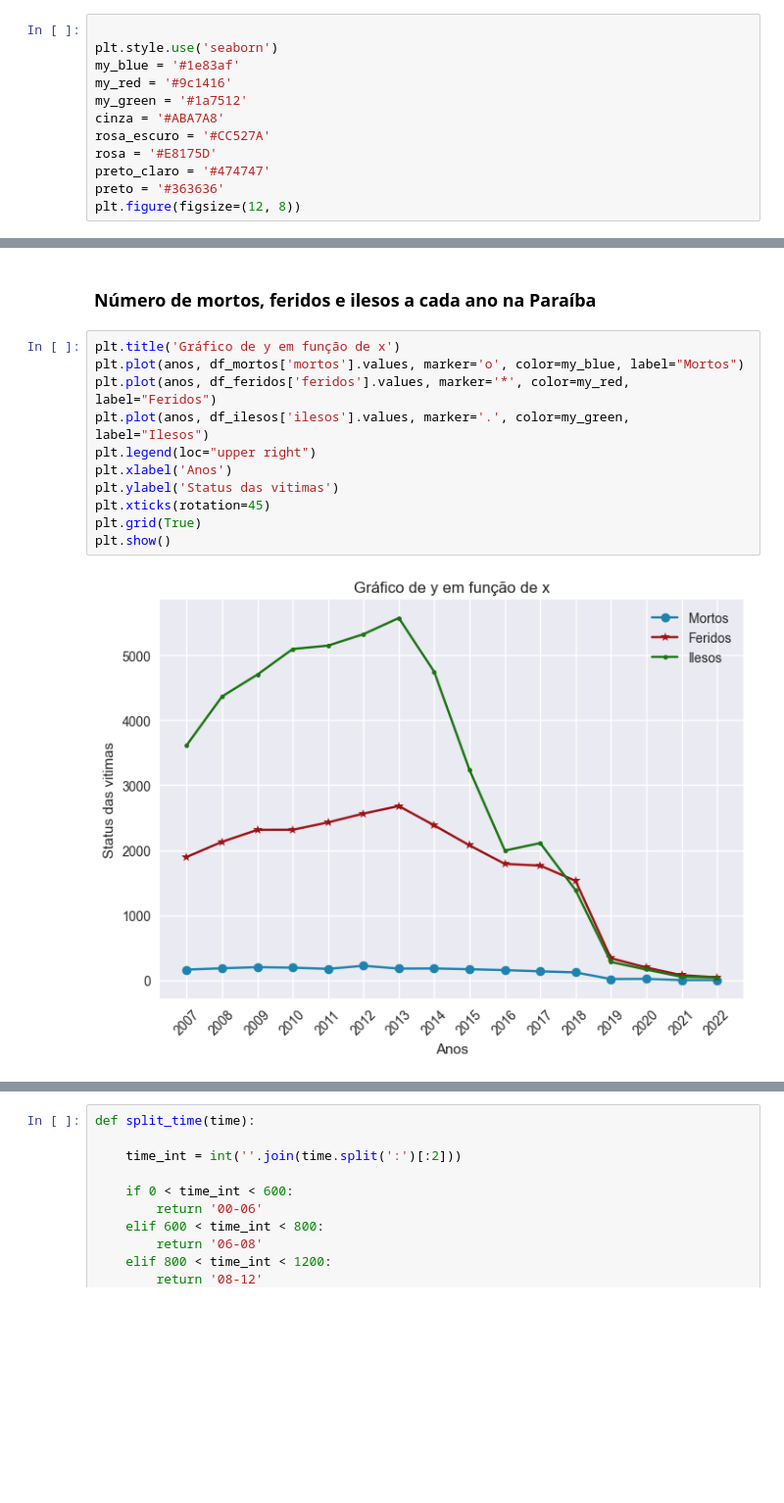
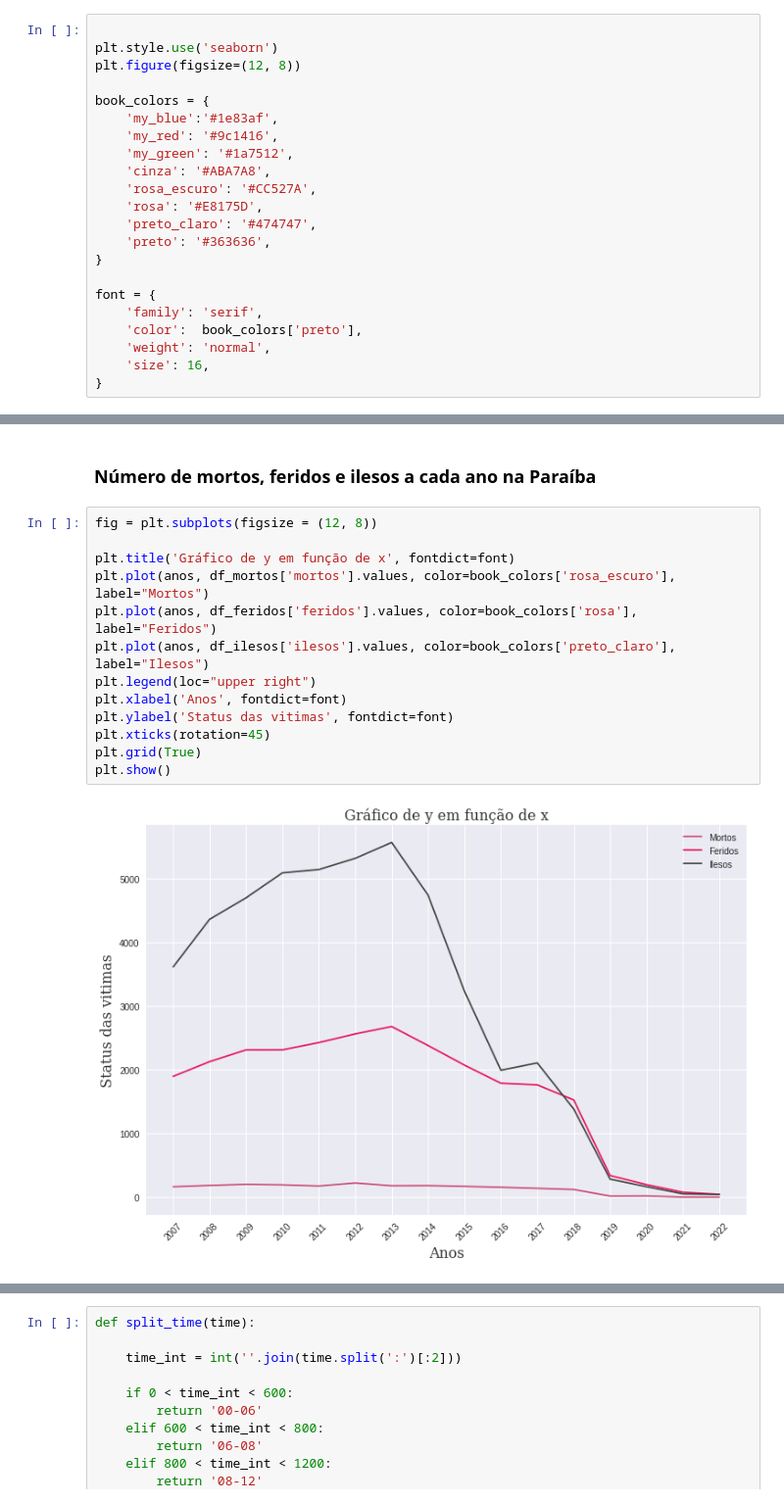
Before and after one commit to raphael720/Projetos_VD, a Jupyter notebook: Projeto_01/Data_V.ipynb, the cells around one changed output, grey strips where cells are left out. Shown at 98% size. Saved outputs shown, nothing was run; the diff lists cells and outputs as text; blank space fills up the shorter version.

```diff
--- a/Projeto_01/Data_V.ipynb
+++ b/Projeto_01/Data_V.ipynb
@@ -143,13 +143,23 @@ df_sem_duplicatas.groupby(['ano'])['count'].sum().reset_index()
 # %%
 
 plt.style.use('seaborn')
-my_blue = '#1e83af'
-my_red = '#9c1416'
-my_green = '#1a7512'
-cinza = '#ABA7A8'
-rosa_escuro = '#CC527A'
-rosa = '#E8175D'
-preto_claro = '#474747'
-preto = '#363636'
 plt.figure(figsize=(12, 8))
+
+book_colors = {
+    'my_blue':'#1e83af',
+    'my_red': '#9c1416',
+    'my_green': '#1a7512',
+    'cinza': '#ABA7A8',
+    'rosa_escuro': '#CC527A',
+    'rosa': '#E8175D',
+    'preto_claro': '#474747',
+    'preto': '#363636',
+}
+
+font = {
+    'family': 'serif',
+    'color':  book_colors['preto'],
+    'weight': 'normal',
+    'size': 16,
+}
 # %% [output]
@@ -425,18 +440,20 @@ plt.tight_layout()
 # %% [markdown]
 ### Número de mortos, feridos e ilesos a cada ano na Paraíba
 # %%
-plt.title('Gráfico de y em função de x')
-plt.plot(anos, df_mortos['mortos'].values, marker='o', color=my_blue, label="Mortos")
-plt.plot(anos, df_feridos['feridos'].values, marker='*', color=my_red, label="Feridos")
-plt.plot(anos, df_ilesos['ilesos'].values, marker='.', color=my_green, label="Ilesos")
+fig = plt.subplots(figsize = (12, 8))
+
+plt.title('Gráfico de y em função de x', fontdict=font)
+plt.plot(anos, df_mortos['mortos'].values, color=book_colors['rosa_escuro'], label="Mortos")
+plt.plot(anos, df_feridos['feridos'].values, color=book_colors['rosa'], label="Feridos")
+plt.plot(anos, df_ilesos['ilesos'].values, color=book_colors['preto_claro'], label="Ilesos")
 plt.legend(loc="upper right")
-plt.xlabel('Anos')
-plt.ylabel('Status das vitimas')
+plt.xlabel('Anos', fontdict=font)
+plt.ylabel('Status das vitimas', fontdict=font)
 plt.xticks(rotation=45)
 plt.grid(True)
 plt.show()
 # %% [output]
-[figure, old version]
+[figure, new version]
 # %%
 df_sem_duplicatas_PB
 # %% [output]
```
Also changed, not shown: parts of 21 cells of this notebook.
